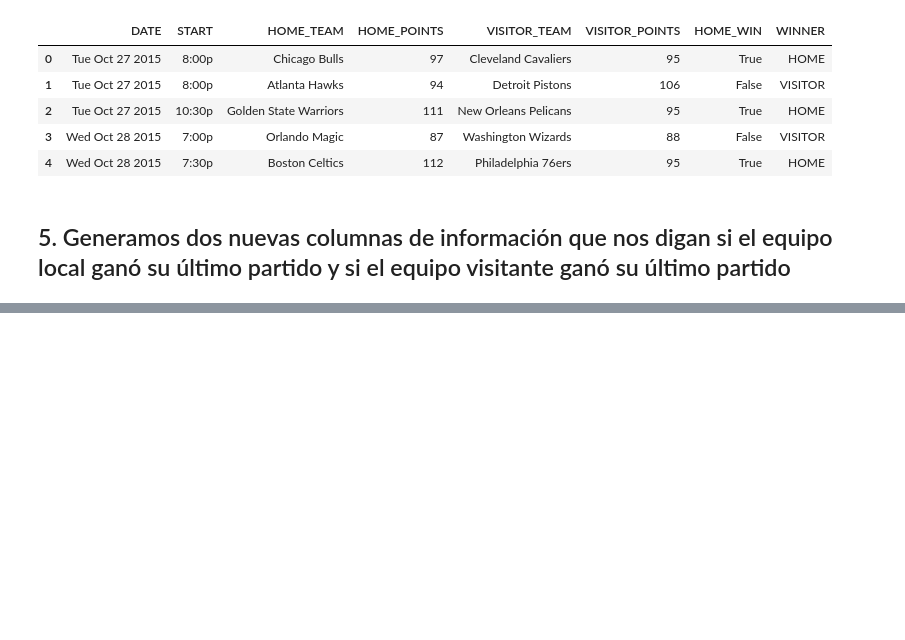
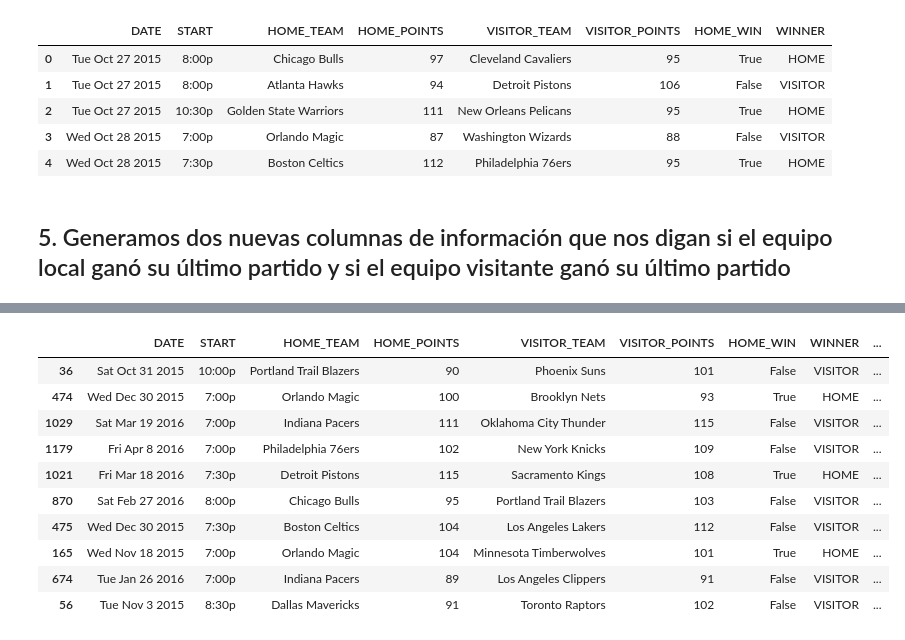
Before and after one commit to dragonnomada/kryteria-deep-learning, a Jupyter notebook: notebooks/S301 - Basketball Study.ipynb, the cells around one changed output, grey strips where cells are left out. Drawn from its saved outputs; the diff is of its cells as text; code cells hidden in the pictures; blank space fills up the shorter version.

```diff
--- a/notebooks/S301 - Basketball Study.ipynb
+++ b/notebooks/S301 - Basketball Study.ipynb
@@ -106,0 +289,8 @@ games[ (games["HOME_TEAM"] == "Chicago Bulls") | (games["VISITOR_TEAM"] == "Chic
+# %%
+# Recuperar las posiciones de cada equipo (NBA_2015_standings.csv)
+
+standings = pd.read_csv("https://raw.githubusercontent.com/dragonnomada/kryteria-deep-learning/main/data/basketball/NBA_2015_standings.csv")
+
+standings = standings[ ["Rk", "Team"] ]
+
+standings
@@ -106,0 +324,26 @@ games[ (games["HOME_TEAM"] == "Chicago Bulls") | (games["VISITOR_TEAM"] == "Chic
+# %%
+for index, row in games.iterrows():
+
+    home_team = row["HOME_TEAM"]
+    visitor_team = row["VISITOR_TEAM"]
+
+    home_rank = standings[ (standings["Team"] == home_team) ]["Rk"].values[0]
+    visitor_rank = standings[ (standings["Team"] == visitor_team) ]["Rk"].values[0]
+
+    games.at[index, "HOME_RANK"] = home_rank
+    games.at[index, "VISITOR_RANK"] = visitor_rank
+    games.at[index, "HOME_HIGHER_VISITOR"] = home_rank < visitor_rank
+
+games.sample(10)
+# %% [output]
+|  | DATE | START | HOME_TEAM | HOME_POINTS | VISITOR_TEAM | VISITOR_POINTS | HOME_WIN | WINNER | ... |
+| 36 | Sat Oct 31 2015 | 10:00p | Portland Trail Blazers | 90 | Phoenix Suns | 101 | False | VISITOR | ... |
+| 474 | Wed Dec 30 2015 | 7:00p | Orlando Magic | 100 | Brooklyn Nets | 93 | True | HOME | ... |
+| 1029 | Sat Mar 19 2016 | 7:00p | Indiana Pacers | 111 | Oklahoma City Thunder | 115 | False | VISITOR | ... |
+| 1179 | Fri Apr 8 2016 | 7:00p | Philadelphia 76ers | 102 | New York Knicks | 109 | False | VISITOR | ... |
+| 1021 | Fri Mar 18 2016 | 7:30p | Detroit Pistons | 115 | Sacramento Kings | 108 | True | HOME | ... |
+| 870 | Sat Feb 27 2016 | 8:00p | Chicago Bulls | 95 | Portland Trail Blazers | 103 | False | VISITOR | ... |
+| 475 | Wed Dec 30 2015 | 7:30p | Boston Celtics | 104 | Los Angeles Lakers | 112 | False | VISITOR | ... |
+| 165 | Wed Nov 18 2015 | 7:00p | Orlando Magic | 104 | Minnesota Timberwolves | 101 | True | HOME | ... |
+| 674 | Tue Jan 26 2016 | 7:00p | Indiana Pacers | 89 | Los Angeles Clippers | 91 | False | VISITOR | ... |
+| 56 | Tue Nov 3 2015 | 8:30p | Dallas Mavericks | 91 | Toronto Raptors | 102 | False | VISITOR | ... |
```
Also changed, not shown: parts of 24 cells of this notebook, 1 other file.
